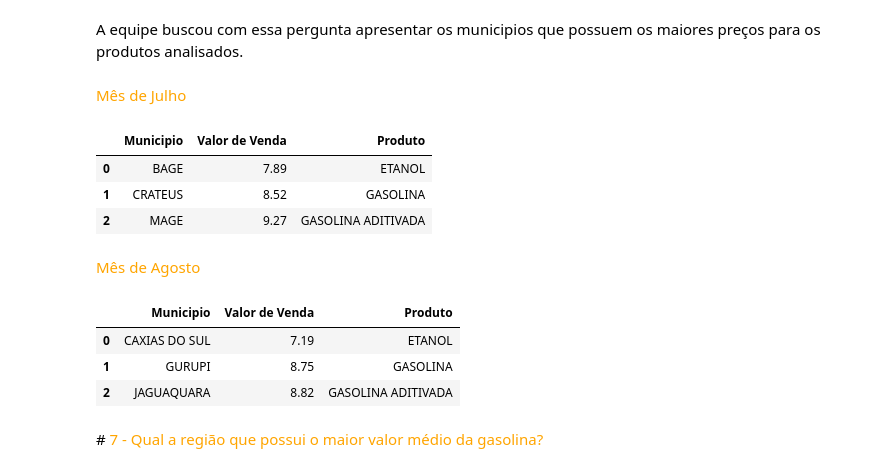
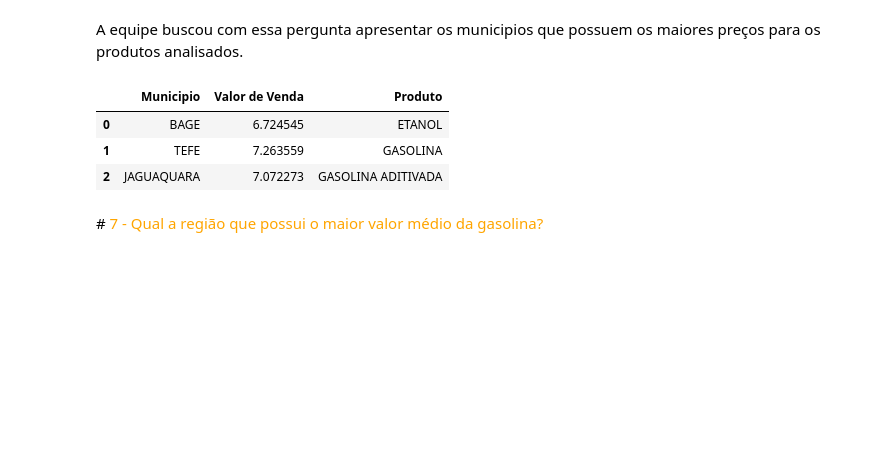
Before and after one commit to joaorosa2/analise_combustiveis_brasil, a Jupyter notebook: ProjetoM4.ipynb, the cells around one changed output. Drawn from its saved outputs; the diff is of its cells as text; code cells hidden in the pictures; blank space fills up the shorter version.

```diff
--- a/ProjetoM4.ipynb
+++ b/ProjetoM4.ipynb
@@ -651,58 +580,30 @@ plt.legend(fontsize=12, frameon=True, framealpha=2, facecolor='white')
 #<font color = orange> 6 - Qual o município que possui o maior preço para a gasolina e para o etanol?
 # %% [markdown]
 A equipe buscou com essa pergunta apresentar os municipios que possuem os maiores preços para os produtos analisados.
-# %% [markdown]
-<font color = orange> Mês de Julho
 # %%
-#Criando uma variável com objetivo de armazenar os produtos, municipios e o maiores valor de venda do produto no mês de julho.
-maximoPorMunicipio = tabelaJulho.groupby(['Produto','Municipio'])[['Valor de Venda']].max()
+#Criando uma variável com objetivo de armazenar os produtos, municipios e o maiores valor de venda do produto.
+maximoPorMunicipio = concateTabelas.groupby(['Produto','Municipio'])[['Valor de Venda']].mean()
 
-#Selecionando o município com o maior preço para o etanol no Brasil no mês de julho.
+#Selecionando o município com o maior preço para o etanol no Brasil.
 maxEtanol = maximoPorMunicipio.loc['ETANOL'].sort_values(by='Valor de Venda',ascending = False).head(1)
 maxEtanol['Produto'] = 'ETANOL'
 
-#Selecionando o município com o maior preço para o gasolina comum no Brasil no mês de julho.
+#Selecionando o município com o maior preço para o gasolina comum no Brasil.
 maxGasolina = maximoPorMunicipio.loc['GASOLINA'].sort_values(by='Valor de Venda',ascending = False).head(1)
 maxGasolina['Produto'] = 'GASOLINA'
 
-#Selecionando o município com o maior preço para o gasolina aditivada no Brasil no mês de julho.
+#Selecionando o município com o maior preço para o gasolina aditivada no Brasil.
 maxAditivada = maximoPorMunicipio.loc['GASOLINA ADITIVADA'].sort_values(by='Valor de Venda',ascending = False).head(1)
 maxAditivada['Produto'] = 'GASOLINA ADITIVADA'
 
 #Concatenando as variáveis e apresentando em um único dataframe.
 concatMax2 = pd.concat([maxEtanol,maxGasolina,maxAditivada]).reset_index()
 concatMax2
 # %% [output]
 |  | Municipio | Valor de Venda | Produto |
-| 0 | BAGE | 7.89 | ETANOL |
-| 1 | CRATEUS | 8.52 | GASOLINA |
-| 2 | MAGE | 9.27 | GASOLINA ADITIVADA |
+| 0 | BAGE | 6.724545 | ETANOL |
+| 1 | TEFE | 7.263559 | GASOLINA |
+| 2 | JAGUAQUARA | 7.072273 | GASOLINA ADITIVADA |
-# %% [markdown]
-<font color = orange> Mês de Agosto
-# %%
-#Criando uma variável com objetivo de armazenar os produtos, municipios e o maiores valor de venda do produto no mês de agosto.
-maximoPorMunicipio = tabelaAgosto.groupby(['Produto','Municipio'])[['Valor de Venda']].max()
-
-#Selecionando o município com o maior preço para o etanol no Brasil no mês de agosto.
-maxEtanol = maximoPorMunicipio.loc['ETANOL'].sort_values(by='Valor de Venda',ascending = False).head(1)
-maxEtanol['Produto'] = 'ETANOL'
-
-#Selecionando o município com o maior preço para o gasolina comum no Brasil no mês de agosto.
-maxGasolina = maximoPorMunicipio.loc['GASOLINA'].sort_values(by='Valor de Venda',ascending = False).head(1)
-maxGasolina['Produto'] = 'GASOLINA'
-
-#Selecionando o município com o maior preço para o gasolina aditivada no Brasil no mês de agosto.
-maxAditivada = maximoPorMunicipio.loc['GASOLINA ADITIVADA'].sort_values(by='Valor de Venda',ascending = False).head(1)
-maxAditivada['Produto'] = 'GASOLINA ADITIVADA'
-
-#Concatenando as variáveis e apresentando em um único dataframe.
-concatMins = pd.concat([maxEtanol,maxGasolina,maxAditivada]).reset_index()
-concatMins
-# %% [output]
-|  | Municipio | Valor de Venda | Produto |
-| 0 | CAXIAS DO SUL | 7.19 | ETANOL |
-| 1 | GURUPI | 8.75 | GASOLINA |
-| 2 | JAGUAQUARA | 8.82 | GASOLINA ADITIVADA |
 # %% [markdown]
 #<font color = orange> 7 - Qual a região que possui o maior valor médio da gasolina?
 # %% [markdown]
```
Also changed, not shown: parts of 38 cells of this notebook.
